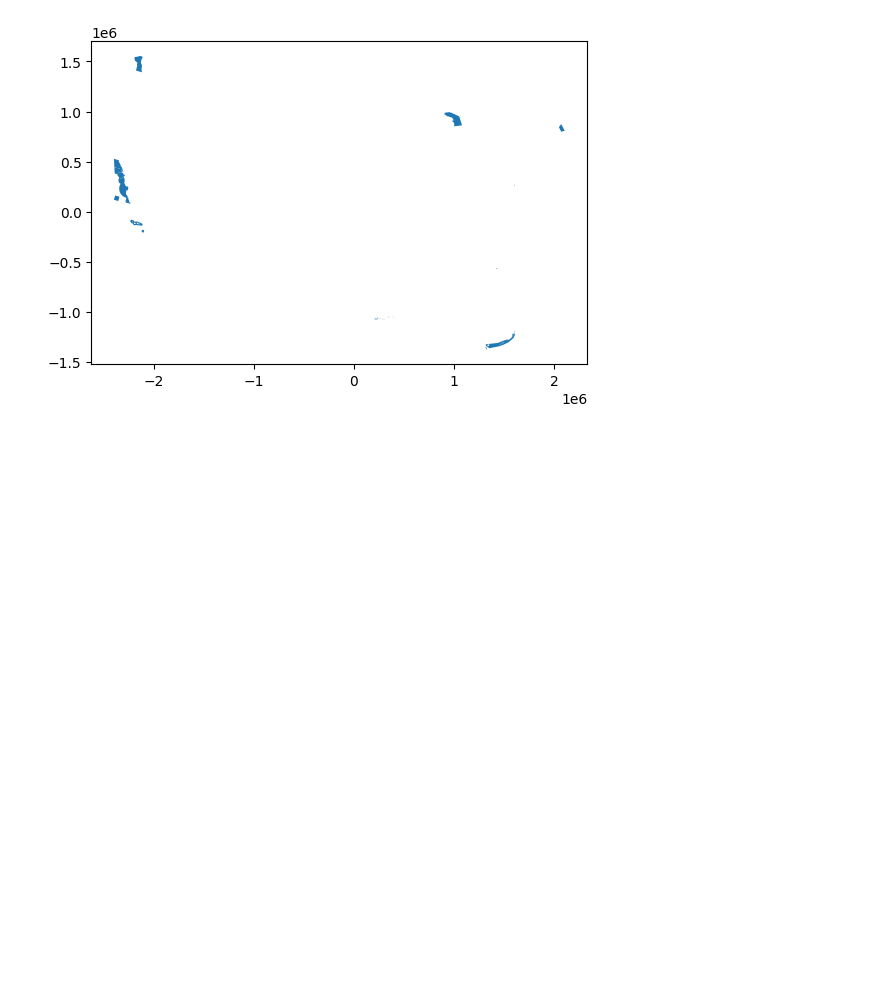
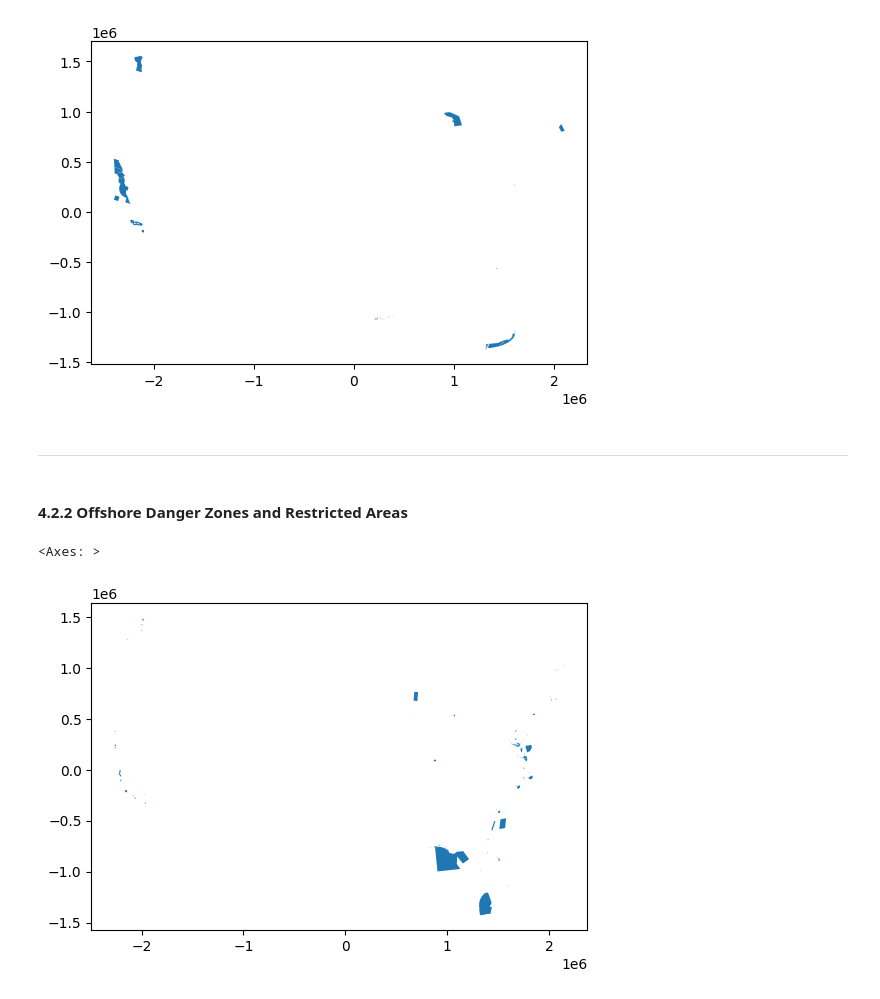
Before and after one commit to IMMM-SFA/gridcerf, a Jupyter notebook: notebooks/build_offshore_wind_exclusions.ipynb, the cells around one changed output. Drawn from its saved outputs; the diff is of its cells as text; code cells hidden in the pictures; blank space fills up the shorter version.

```diff
--- a/notebooks/build_offshore_wind_exclusions.ipynb
+++ b/notebooks/build_offshore_wind_exclusions.ipynb
@@ -59,7 +68,7 @@ reference_dir = os.path.join(gridcerf_dir, "reference")
 # GRIDCERF source data directory for the downloaded airport data
 marine_sanctuaries_source_dir = os.path.join(gridcerf_dir, "source", "technology_specific", "marine_sanctuaries")
 danger_zones_source_dir = os.path.join(gridcerf_dir, "source", "technology_specific", "offshore_danger_zones")
-
+munitions_source_dir = os.path.join(gridcerf_dir, "source", "technology_specific", "offshore_munitions")
 
 
 
@@ -98,11 +107,17 @@ stellwagen_bank_ms_shpfile = os.path.join(marine_sanctuaries_source_dir, 'sbnms_
 thunder_bay_ms_shpfile = os.path.join(marine_sanctuaries_source_dir, 'tbnms_py2', 'tbnms_py.shp')
 
 # danger zones and restricted areas
+offshore_dz_shpfile = os.path.join(danger_zones_source_dir, 'Danger_Zones_and_Restricted_Areas',
+                                   'Danger_Zones_and_Restricted_Areas.shp')
 
-
+# munitions and explosives of concern
+offshore_munitions_shpfile = os.path.join(munitions_source_dir, 'Munitions_and_Explosives_of_Concern',
+                                   'Munitions_and_Explosives_of_Concern.shp')
 
 # output rasters
 output_marine_sanctuaries_file = os.path.join(technology_specific_dir, "gridcerf_noaa_marine_sanctuaries.tif")
+output_danger_zone_file = os.path.join(technology_specific_dir, "gridcerf_noaa_offshore_danger_zones.tif")
+output_munitions_file = os.path.join(technology_specific_dir, "gridcerf_noaa_offshore_munitions_zones.tif")
 
 
 # factor for converting a mile to meter
@@ -204,3 +219,21 @@ vector_to_raster(template_raster=template_raster,
                  gdf=ms_gdf,
                  value_field="value",
                  output_raster=output_marine_sanctuaries_file)
+# %% [markdown]
+_____________________
+# %% [markdown]
+#### 4.2.2 Offshore Danger Zones and Restricted Areas
+# %%
+# read in shapefile  and project to our GRIDCERF projection
+danger_zone_gdf = gpd.read_file(offshore_dz_shpfile).to_crs(crs)
+
+# only keep marine sanctuaries within our GRIDCERF boundary
+danger_zone_gdf = gpd.clip(danger_zone_gdf, bdf)
+
+# add field to use for rasterization
+danger_zone_gdf["value"] = 1
+
+danger_zone_gdf.plot()
+# %% [output]
+<Axes: >
+[figure, added]
```
Also changed, not shown: parts of 8 cells of this notebook.
